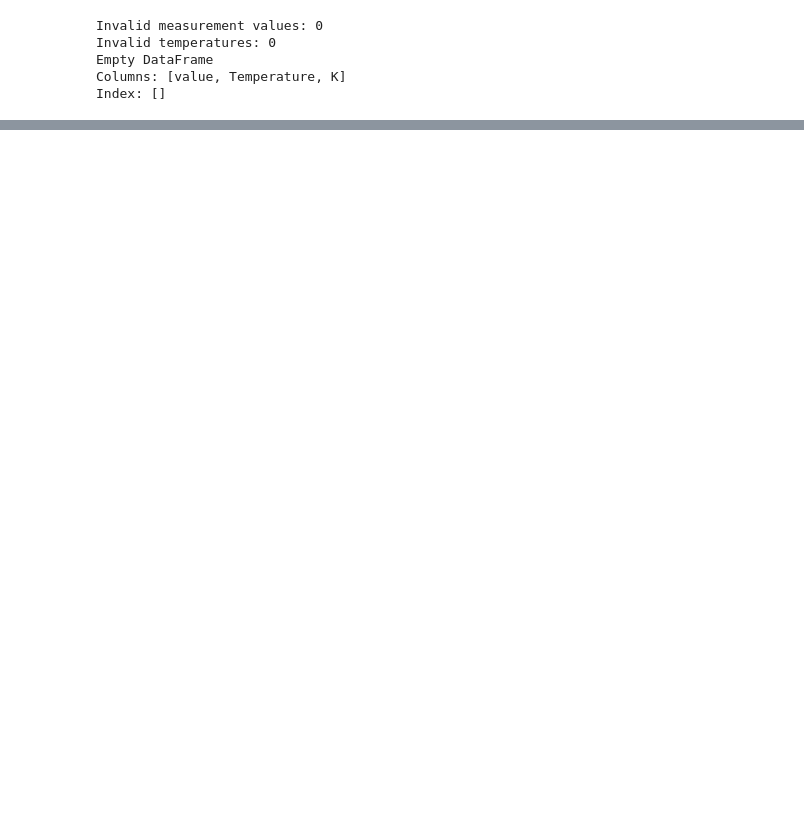
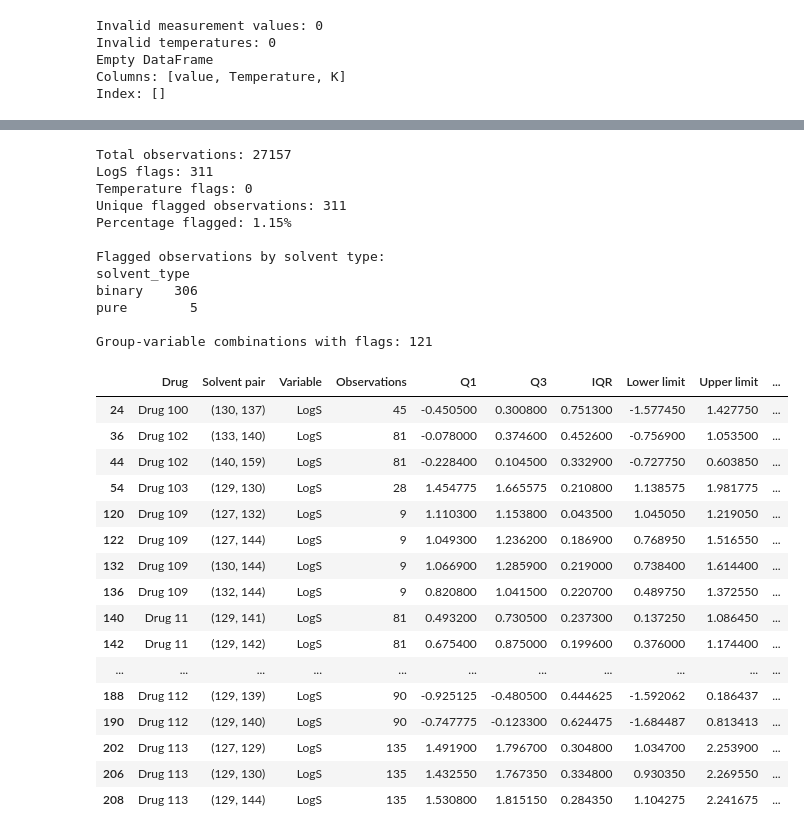
Before and after one commit to nami-nia/CHE1147-Data-Science-Project, a Jupyter notebook: data_cleaning_CL/data_cleaning.ipynb, the cells around one changed output, grey strips where cells are left out. Drawn from its saved outputs; the diff is of its cells as text; code cells hidden in the pictures; blank space fills up the shorter version.

Commit message:
Update cleaning for all drugs and retain pure solvents

```diff
--- a/data_cleaning_CL/data_cleaning.ipynb
+++ b/data_cleaning_CL/data_cleaning.ipynb
@@ -307,15 +702,14 @@ Exact duplicates after repair: 9
 # %%
 # for duplications, keeping the first occurrence
-duplicate_mask = repaired.duplicated(keep="first")
 
 removed_duplicates = repaired.loc[duplicate_mask].copy()
+cleaned = repaired.loc[~duplicate_mask].copy()
 
-cleaned = repaired.drop_duplicates(keep="first").copy()
+# Verify removal using the same comparison keys
+assert not duplicate_keys.loc[cleaned.index].duplicated().any()
+assert len(cleaned) + len(removed_duplicates) == len(repaired)
 
-print("Rows before:", len(repaired))
+print("Rows before duplicate removal:", len(repaired))
 print("Duplicate rows removed:", len(removed_duplicates))
-print("Rows after:", len(cleaned))
-
-assert cleaned.duplicated().sum() == 0
-assert len(cleaned) + len(removed_duplicates) == len(repaired)
+print("Rows after duplicate removal:", len(cleaned))
 # %% [output]
@@ -686,3 +1210,64 @@ Unique flagged observations: 1
+# %%
+# Summarize IQR flags without printing every group
+
+flag_columns = ["LogS_iqr_flag", "Temperature_iqr_flag"]
+
+flagged_mask = iqr_review[flag_columns].any(axis=1)
+flagged_rows = iqr_review.loc[flagged_mask].copy()
+
+print("Total observations:", len(iqr_review))
+print("LogS flags:", int(iqr_review["LogS_iqr_flag"].sum()))
+print("Temperature flags:", int(iqr_review["Temperature_iqr_flag"].sum()))
+print("Unique flagged observations:", len(flagged_rows))
+print(f"Percentage flagged: {100 * flagged_mask.mean():.2f}%")
+
+print("\nFlagged observations by solvent type:")
+print(flagged_rows["solvent_type"].value_counts().to_string())
+
+# Show only group-variable combinations with at least one flag
+flagged_groups = summary.loc[summary["Flagged"] > 0]
+
+print("\nGroup-variable combinations with flags:", len(flagged_groups))
+display(flagged_groups.head(20))
+
+# Preserve the complete results for inspection
+summary.to_csv("iqr_summary_all_drugs.csv", index=False)
+
+flagged_rows.to_csv(
+    "iqr_flagged_rows_all_drugs.csv",
+    index=True,
+    index_label="original_row_index"
+)
+# %% [output]
+Total observations: 27157
+LogS flags: 311
+Temperature flags: 0
+Unique flagged observations: 311
+Percentage flagged: 1.15%
+
+Flagged observations by solvent type:
+solvent_type
+binary    306
+pure        5
+
+Group-variable combinations with flags: 121
+|  | Drug | Solvent pair | Variable | Observations | Q1 | Q3 | IQR | Lower limit | Upper limit | ... |
+| 24 | Drug 100 | (130, 137) | LogS | 45 | -0.450500 | 0.300800 | 0.751300 | -1.577450 | 1.427750 | ... |
+| 36 | Drug 102 | (133, 140) | LogS | 81 | -0.078000 | 0.374600 | 0.452600 | -0.756900 | 1.053500 | ... |
+| 44 | Drug 102 | (140, 159) | LogS | 81 | -0.228400 | 0.104500 | 0.332900 | -0.727750 | 0.603850 | ... |
+| 54 | Drug 103 | (129, 130) | LogS | 28 | 1.454775 | 1.665575 | 0.210800 | 1.138575 | 1.981775 | ... |
+| 120 | Drug 109 | (127, 132) | LogS | 9 | 1.110300 | 1.153800 | 0.043500 | 1.045050 | 1.219050 | ... |
+| 122 | Drug 109 | (127, 144) | LogS | 9 | 1.049300 | 1.236200 | 0.186900 | 0.768950 | 1.516550 | ... |
+| 132 | Drug 109 | (130, 144) | LogS | 9 | 1.066900 | 1.285900 | 0.219000 | 0.738400 | 1.614400 | ... |
+| 136 | Drug 109 | (132, 144) | LogS | 9 | 0.820800 | 1.041500 | 0.220700 | 0.489750 | 1.372550 | ... |
+| 140 | Drug 11 | (129, 141) | LogS | 81 | 0.493200 | 0.730500 | 0.237300 | 0.137250 | 1.086450 | ... |
+| 142 | Drug 11 | (129, 142) | LogS | 81 | 0.675400 | 0.875000 | 0.199600 | 0.376000 | 1.174400 | ... |
+| ... | ... | ... | ... | ... | ... | ... | ... | ... | ... | ... |
+| 188 | Drug 112 | (129, 139) | LogS | 90 | -0.925125 | -0.480500 | 0.444625 | -1.592062 | 0.186437 | ... |
+| 190 | Drug 112 | (129, 140) | LogS | 90 | -0.747775 | -0.123300 | 0.624475 | -1.684487 | 0.813413 | ... |
+| 202 | Drug 113 | (127, 129) | LogS | 135 | 1.491900 | 1.796700 | 0.304800 | 1.034700 | 2.253900 | ... |
+| 206 | Drug 113 | (129, 130) | LogS | 135 | 1.432550 | 1.767350 | 0.334800 | 0.930350 | 2.269550 | ... |
+| 208 | Drug 113 | (129, 144) | LogS | 135 | 1.530800 | 1.815150 | 0.284350 | 1.104275 | 2.241675 | ... |
 # %%
 # deciding whether to remove or retain the outlier
 
```
Also changed, not shown: parts of 19 cells of this notebook, 9 other files.
